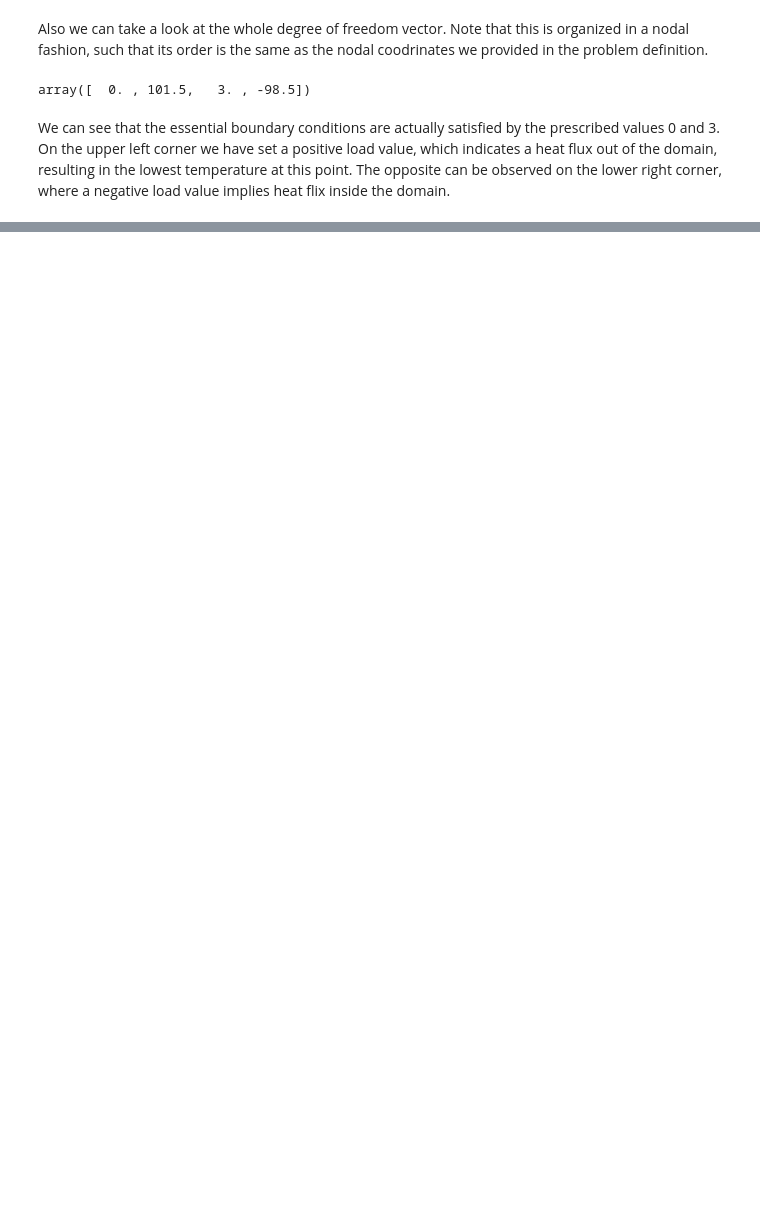
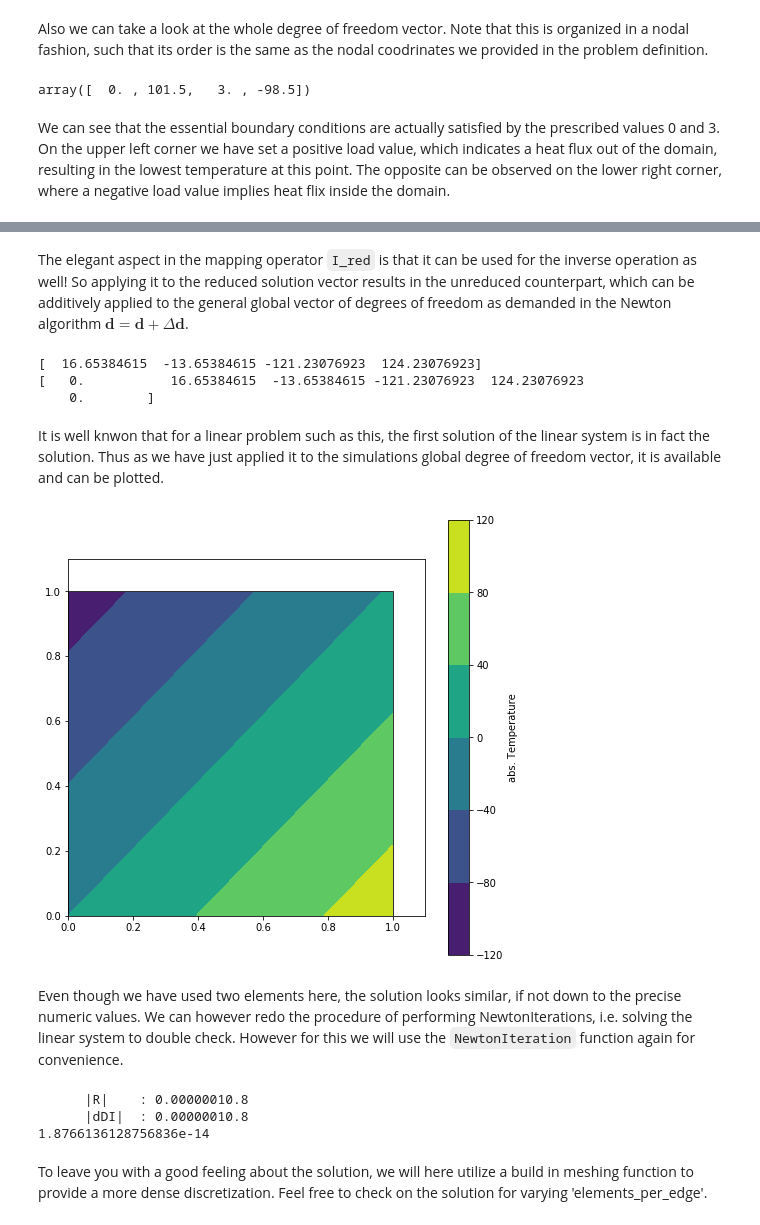
Before and after one commit to 5A5H/PyFEMP, a Jupyter notebook: Introduction.ipynb, the cells around one changed output, grey strips where cells are left out. Saved outputs shown, nothing was run; the diff lists cells and outputs as text; code cells hidden in the pictures; blank space fills up the shorter version.

```diff
--- a/Introduction.ipynb
+++ b/Introduction.ipynb
@@ -175,0 +376,49 @@ We can see that the essential boundary conditions are actually satisfied by the
+# %% [markdown]
+The elegant aspect in the mapping operator `I_red` is that it can be used for the inverse operation as well! So applying it to the reduced solution vector results in the unreduced counterpart, which can be additively applied to the general global vector of degrees of freedom as demanded in the Newton algorithm $\boldsymbol{d} = \boldsymbol{d} + \Delta \boldsymbol{d}$.
+# %%
+# reduced solution vector (size=4)
+delta_D_red = reduced_solution_vector
+print(delta_D_red)
+
+# unreduced solution vector (size=6)
+delta_D = delta_D_red.dot(I_red)
+print(delta_D)
+
+# update the degress of freedom (manually)
+FEM.DI += delta_D
+# %% [output]
+[  16.65384615  -13.65384615 -121.23076923  124.23076923]
+[   0.           16.65384615  -13.65384615 -121.23076923  124.23076923
+    0.        ]
+# %% [markdown]
+It is well knwon that for a linear problem such as this, the first solution of the linear system is in fact the solution. Thus as we have just applied it to the simulations global degree of freedom vector, it is available and can be plotted.
+# %%
+# create a new matplotlib plot containing of a fig (the canvas) and a ax (the graph)
+fig, ax = plt.subplots(1,1, figsize=(8.0, 8.0))
+
+# use ShowMesh to plot into the axes
+# here we plot the postprocessing field 'T' which are the nodal temperatures
+temperatureplot = MyFirstSimulation.ShowMesh(ax, PostName='T')
+
+# adding a legend with a proper description
+legend = fig.colorbar(temperatureplot)
+legend.ax.set_ylabel('abs. Temperature')
+
+# visualize the plot in any case
+plt.show()
+# %% [output]
+[figure, added]
+# %% [markdown]
+Even though we have used two elements here, the solution looks similar, if not down to the precise numeric values.
+We can however redo the procedure of performing NewtonIterations, i.e. solving the linear system to double check.
+However for this we will use the `NewtonIteration` function again for convenience.
+# %%
+# Execute more than once
+print(FEM.NewtonIteration())
+# %% [output]
+      |R|    : 0.00000010.8
+      |dDI|  : 0.00000010.8
+1.8766136128756836e-14
+# %% [markdown]
+To leave you with a good feeling about the solution, we will here utilize a build in meshing function to provide a more dense discretization.
+Feel free to check on the solution for varying 'elements_per_edge'.
```
Also changed, not shown: parts of 26 cells of this notebook, 1 other file.
